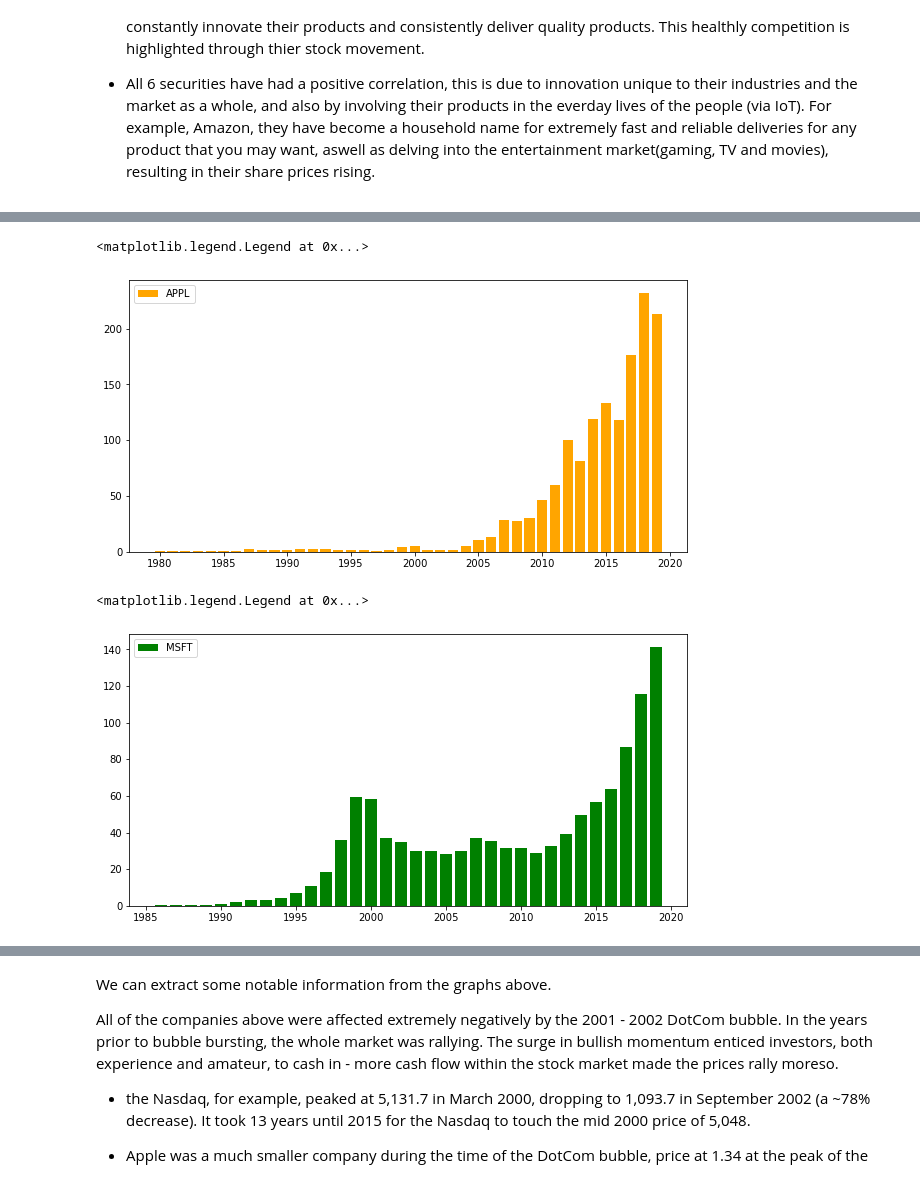
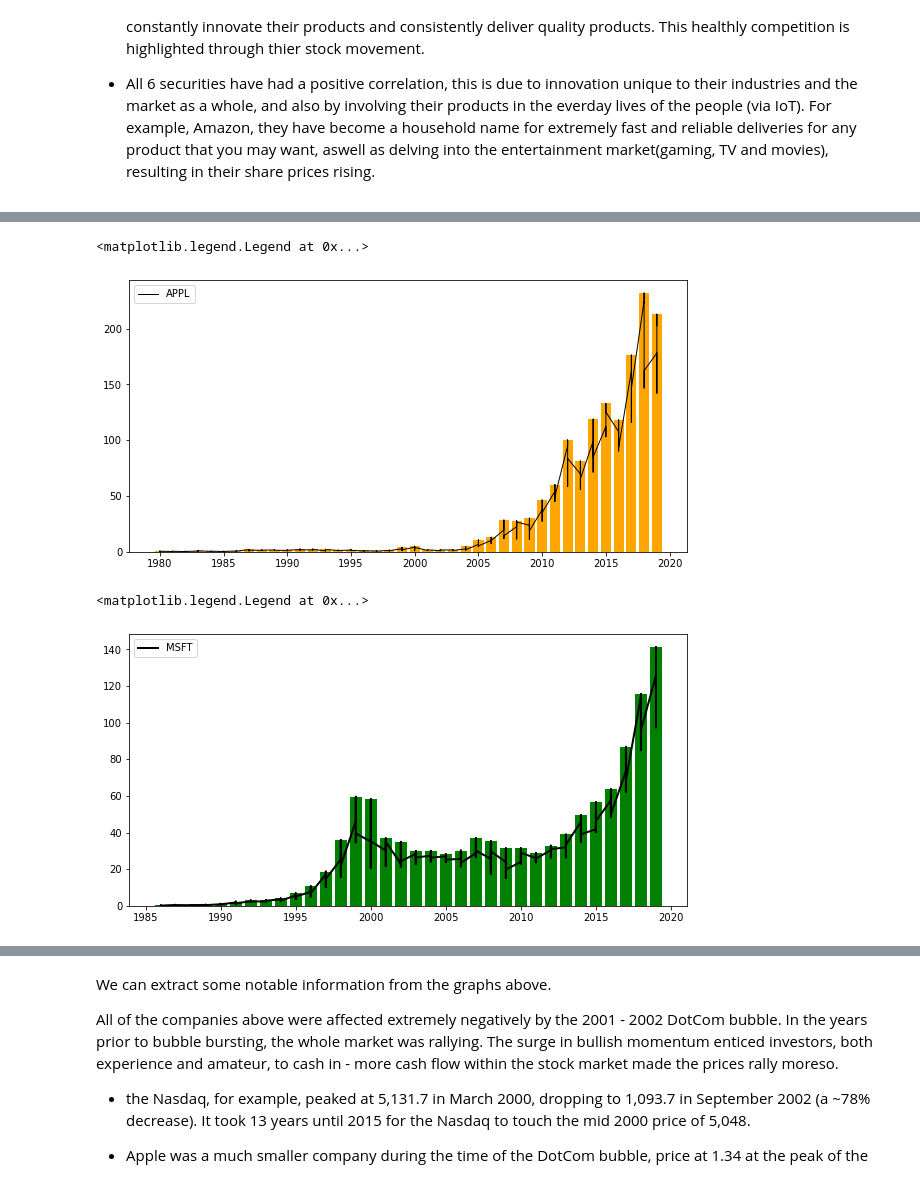
Before and after one commit to SunpreetSChahal/StocksAnalysis, a Jupyter notebook: Big 5 Stock ANALYSIS.ipynb, the cells around one changed output, grey strips where cells are left out. Saved outputs shown, nothing was run; the diff lists cells and outputs as text; code cells hidden in the pictures.

```diff
--- a/Big 5 Stock ANALYSIS.ipynb
+++ b/Big 5 Stock ANALYSIS.ipynb
@@ -245,22 +241,24 @@ mpy.figure(figsize=(10,5))
 
 #Plot Data for AAPL
 mpy.bar(aaplDa, aaplPr, linewidth = 2, color= 'orange')
+mpy.plot(aaplDa, aaplPr, linewidth = 1, color= 'black')
 
 mpy.legend(['APPL'], ncol=1, loc='upper left')
 # %% [output]
 <matplotlib.legend.Legend at 0x...>
-[figure, old version]
+[figure, new version]
 # %%
 #Set Size
 mpy.figure(figsize=(10,5))
 
 #Plot data for MSFT
-mpy.bar(msftDa, msftPr, linewidth = 2, color= 'green')
+mpy.plot(msftDa, msftPr, linewidth = 2, color= 'black')
+mpy.bar(msftDa, msftPr, linewidth = 1, color= 'green')
 
 mpy.legend(['MSFT'], ncol=1, loc='upper left')
 # %% [output]
 <matplotlib.legend.Legend at 0x...>
-[figure, old version]
+[figure, new version]
 # %%
 #Set Size
 mpy.figure(figsize=(10,5))
```
Also changed, not shown: parts of 8 cells of this notebook.
